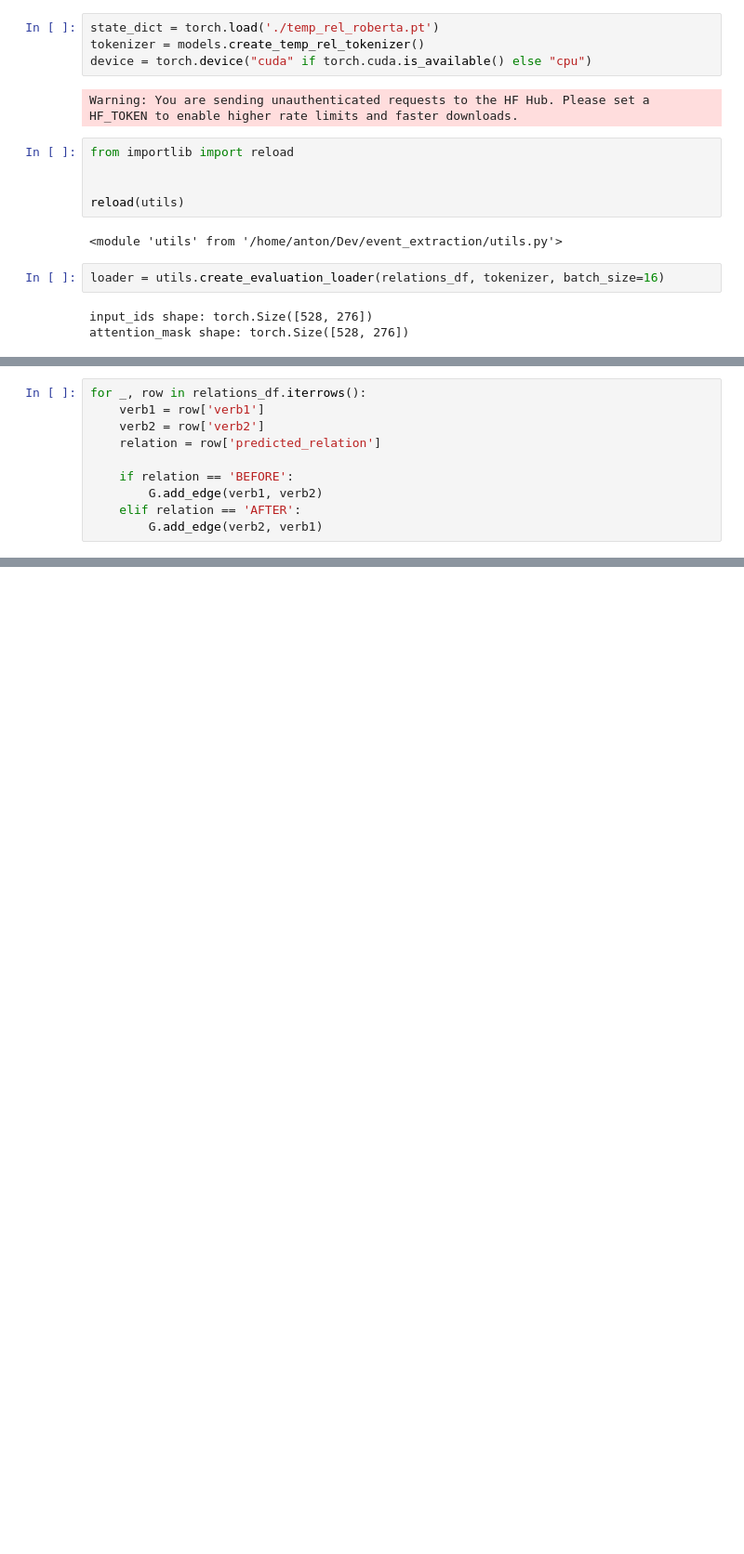
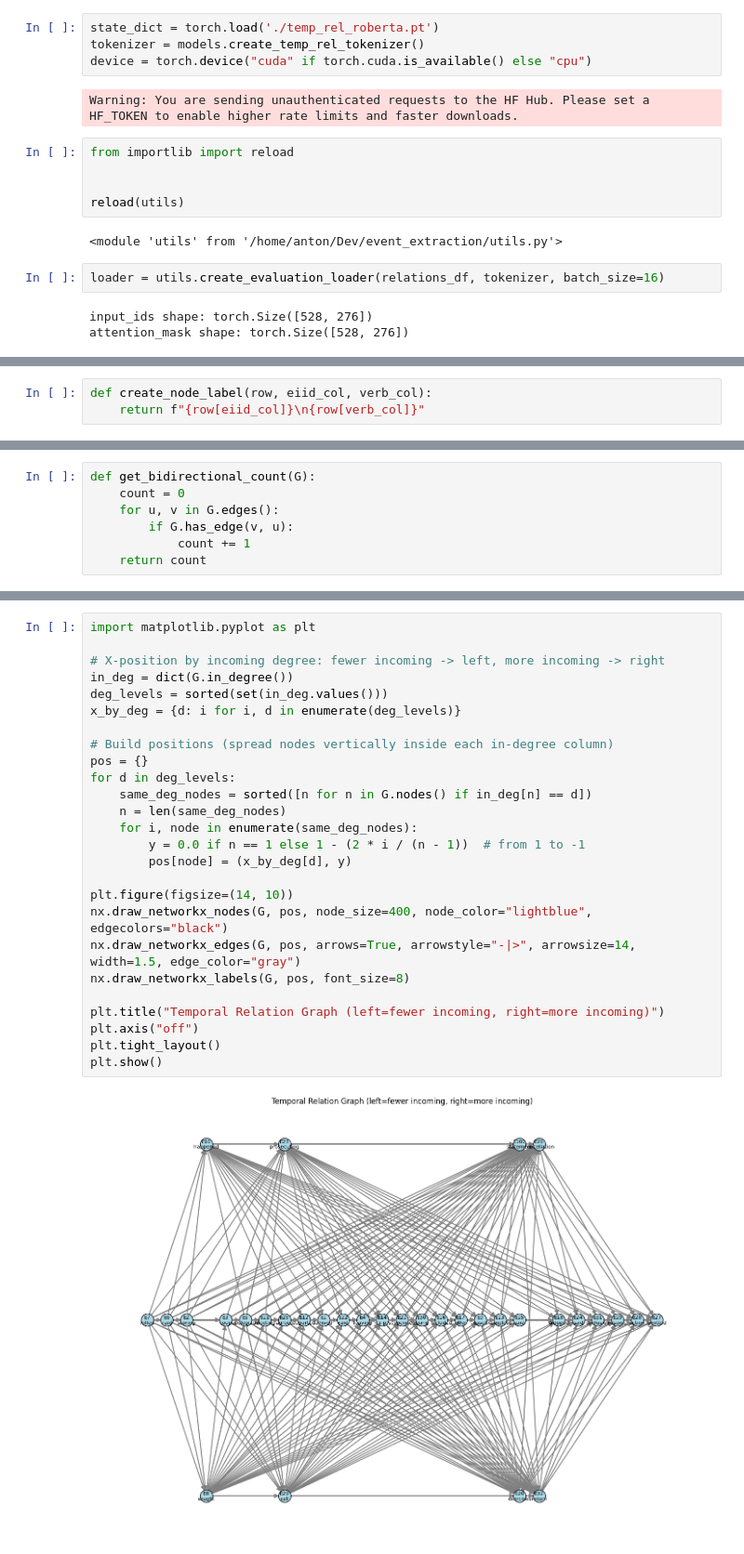
Before and after one commit to poznyakovskiy/event_extraction, a Jupyter notebook: relations_graph.ipynb, the cells around one changed output, grey strips where cells are left out. Shown at 93% size. Saved outputs shown, nothing was run; the diff lists cells and outputs as text; blank space fills up the shorter version.

Commit message:
Added handling of bidirectionality and transitivity.

```diff
--- a/relations_graph.ipynb
+++ b/relations_graph.ipynb
@@ -143 +134,4 @@ G = nx.DiGraph()
+# %%
+def create_node_label(row, eiid_col, verb_col):
+    return f"{row[eiid_col]}\n{row[verb_col]}"
 # %%
@@ -146,10 +160,7 @@ G.add_nodes_from(eiids)
-# %%
-for _, row in relations_df.iterrows():
-    verb1 = row['verb1']
-    verb2 = row['verb2']
-    relation = row['predicted_relation']
-
-    if relation == 'BEFORE':
-        G.add_edge(verb1, verb2)
-    elif relation == 'AFTER':
-        G.add_edge(verb2, verb1)
+# %%
+def get_bidirectional_count(G):
+    count = 0
+    for u, v in G.edges():
+        if G.has_edge(v, u):
+            count += 1
+    return count
@@ -155,0 +242,28 @@ for _, row in relations_df.iterrows():
+# %%
+import matplotlib.pyplot as plt
+
+# X-position by incoming degree: fewer incoming -> left, more incoming -> right
+in_deg = dict(G.in_degree())
+deg_levels = sorted(set(in_deg.values()))
+x_by_deg = {d: i for i, d in enumerate(deg_levels)}
+
+# Build positions (spread nodes vertically inside each in-degree column)
+pos = {}
+for d in deg_levels:
+    same_deg_nodes = sorted([n for n in G.nodes() if in_deg[n] == d])
+    n = len(same_deg_nodes)
+    for i, node in enumerate(same_deg_nodes):
+        y = 0.0 if n == 1 else 1 - (2 * i / (n - 1))  # from 1 to -1
+        pos[node] = (x_by_deg[d], y)
+
+plt.figure(figsize=(14, 10))
+nx.draw_networkx_nodes(G, pos, node_size=400, node_color="lightblue", edgecolors="black")
+nx.draw_networkx_edges(G, pos, arrows=True, arrowstyle="-|>", arrowsize=14, width=1.5, edge_color="gray")
+nx.draw_networkx_labels(G, pos, font_size=8)
+
+plt.title("Temporal Relation Graph (left=fewer incoming, right=more incoming)")
+plt.axis("off")
+plt.tight_layout()
+plt.show()
+# %% [output]
+[figure, added]
```
Also changed, not shown: parts of 9 cells of this notebook.
